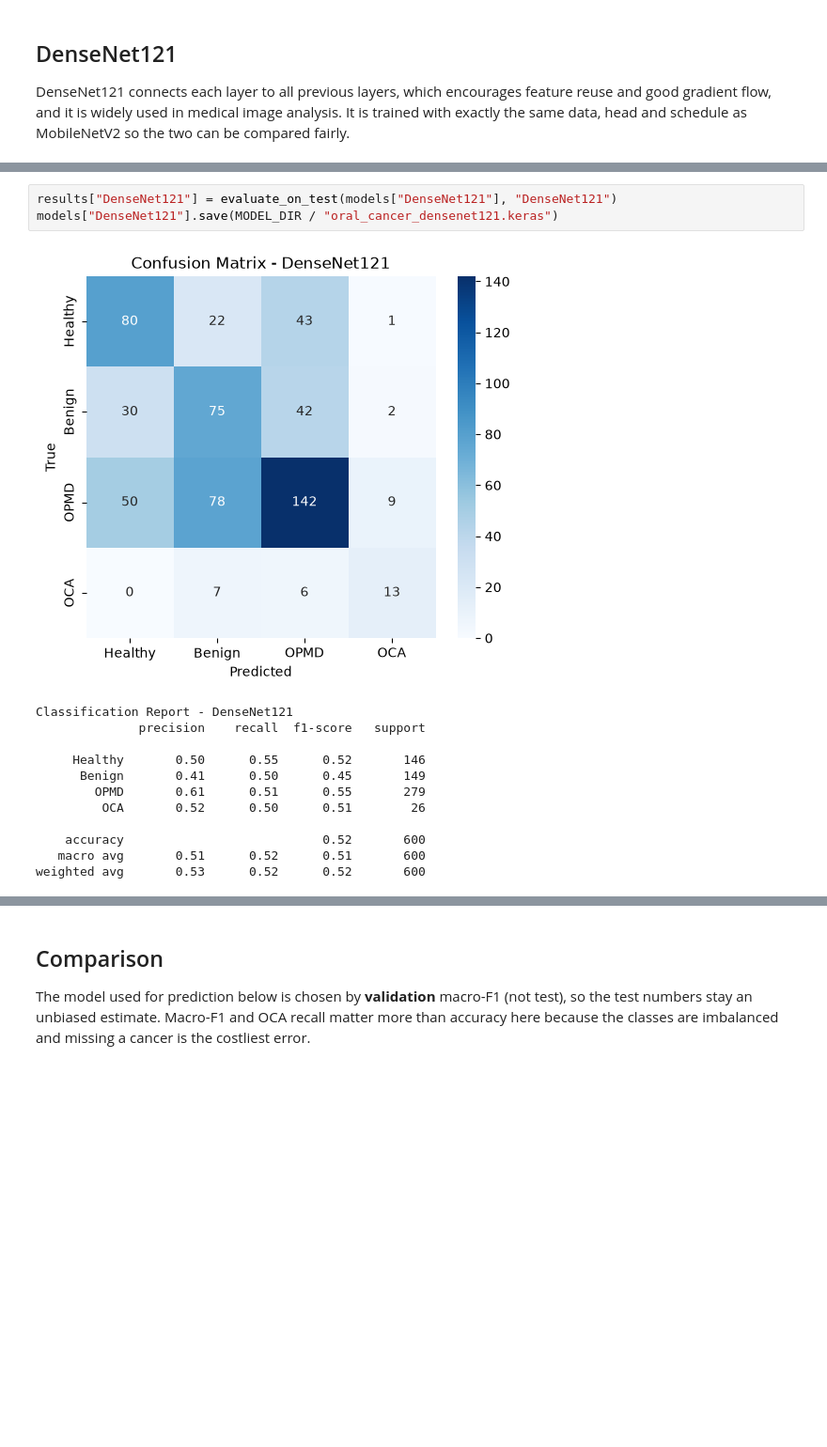
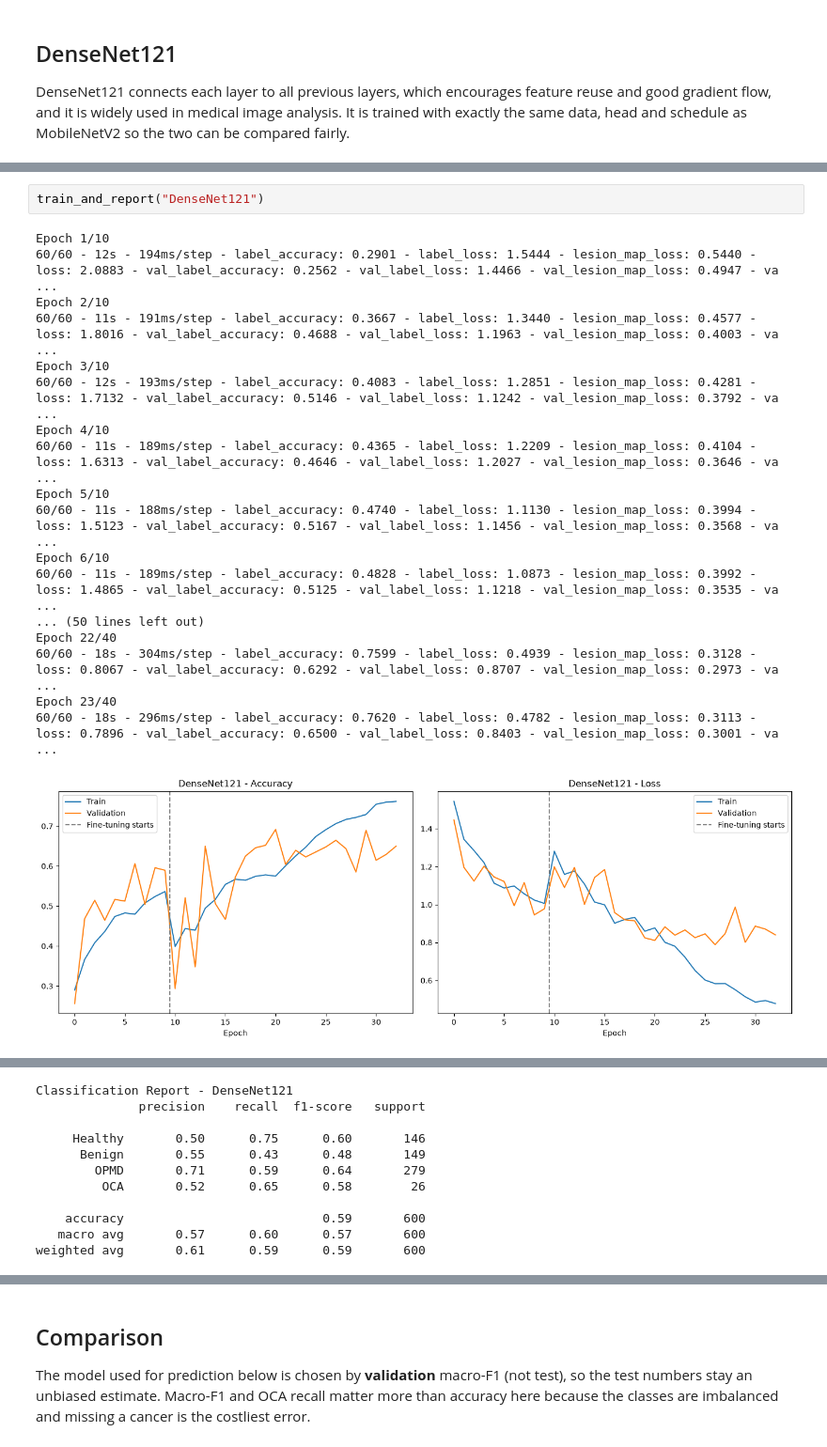
Before and after one commit to Samaksh0204/Cancer_detection, a Jupyter notebook: OralCancerDetection_UsingCNN.ipynb, the cells around one changed output, grey strips where cells are left out. Shown at 94% size. Drawn from its saved outputs; the diff is of its cells as text; blank space fills up the shorter version.

```diff
--- a/OralCancerDetection_UsingCNN.ipynb
+++ b/OralCancerDetection_UsingCNN.ipynb
@@ -508,16 +691,21 @@ Epoch 16/30
-# %%
-results["DenseNet121"] = evaluate_on_test(models["DenseNet121"], "DenseNet121")
-models["DenseNet121"].save(MODEL_DIR / "oral_cancer_densenet121.keras")
-# %% [output]
-[figure, removed]
-Classification Report - DenseNet121
-              precision    recall  f1-score   support
-
-     Healthy       0.50      0.55      0.52       146
-      Benign       0.41      0.50      0.45       149
-        OPMD       0.61      0.51      0.55       279
-         OCA       0.52      0.50      0.51        26
-
-    accuracy                           0.52       600
-   macro avg       0.51      0.52      0.51       600
-weighted avg       0.53      0.52      0.52       600
+# %%
+train_and_report("DenseNet121")
+# %% [output]
+Epoch 1/10
+60/60 - 12s - 194ms/step - label_accuracy: 0.2901 - label_loss: 1.5444 - lesion_map_loss: 0.5440 - loss: 2.0883 - val_label_accuracy: 0.2562 - val_label_loss: 1.4466 - val_lesion_map_loss: 0.4947 - va ...
+Epoch 2/10
+60/60 - 11s - 191ms/step - label_accuracy: 0.3667 - label_loss: 1.3440 - lesion_map_loss: 0.4577 - loss: 1.8016 - val_label_accuracy: 0.4688 - val_label_loss: 1.1963 - val_lesion_map_loss: 0.4003 - va ...
+Epoch 3/10
+60/60 - 12s - 193ms/step - label_accuracy: 0.4083 - label_loss: 1.2851 - lesion_map_loss: 0.4281 - loss: 1.7132 - val_label_accuracy: 0.5146 - val_label_loss: 1.1242 - val_lesion_map_loss: 0.3792 - va ...
+Epoch 4/10
+60/60 - 11s - 189ms/step - label_accuracy: 0.4365 - label_loss: 1.2209 - lesion_map_loss: 0.4104 - loss: 1.6313 - val_label_accuracy: 0.4646 - val_label_loss: 1.2027 - val_lesion_map_loss: 0.3646 - va ...
+Epoch 5/10
+60/60 - 11s - 188ms/step - label_accuracy: 0.4740 - label_loss: 1.1130 - lesion_map_loss: 0.3994 - loss: 1.5123 - val_label_accuracy: 0.5167 - val_label_loss: 1.1456 - val_lesion_map_loss: 0.3568 - va ...
+Epoch 6/10
+60/60 - 11s - 189ms/step - label_accuracy: 0.4828 - label_loss: 1.0873 - lesion_map_loss: 0.3992 - loss: 1.4865 - val_label_accuracy: 0.5125 - val_label_loss: 1.1218 - val_lesion_map_loss: 0.3535 - va ...
+... (50 lines left out)
+Epoch 22/40
+60/60 - 18s - 304ms/step - label_accuracy: 0.7599 - label_loss: 0.4939 - lesion_map_loss: 0.3128 - loss: 0.8067 - val_label_accuracy: 0.6292 - val_label_loss: 0.8707 - val_lesion_map_loss: 0.2973 - va ...
+Epoch 23/40
+60/60 - 18s - 296ms/step - label_accuracy: 0.7620 - label_loss: 0.4782 - lesion_map_loss: 0.3113 - loss: 0.7896 - val_label_accuracy: 0.6500 - val_label_loss: 0.8403 - val_lesion_map_loss: 0.3001 - va ...
+[figure, added]
@@ -523,0 +713,11 @@ weighted avg       0.53      0.52      0.52       600
+Classification Report - DenseNet121
+              precision    recall  f1-score   support
+
+     Healthy       0.50      0.75      0.60       146
+      Benign       0.55      0.43      0.48       149
+        OPMD       0.71      0.59      0.64       279
+         OCA       0.52      0.65      0.58        26
+
+    accuracy                           0.59       600
+   macro avg       0.57      0.60      0.57       600
+weighted avg       0.61      0.59      0.59       600
```
Also changed, not shown: parts of 28 cells of this notebook, 1 other file.
